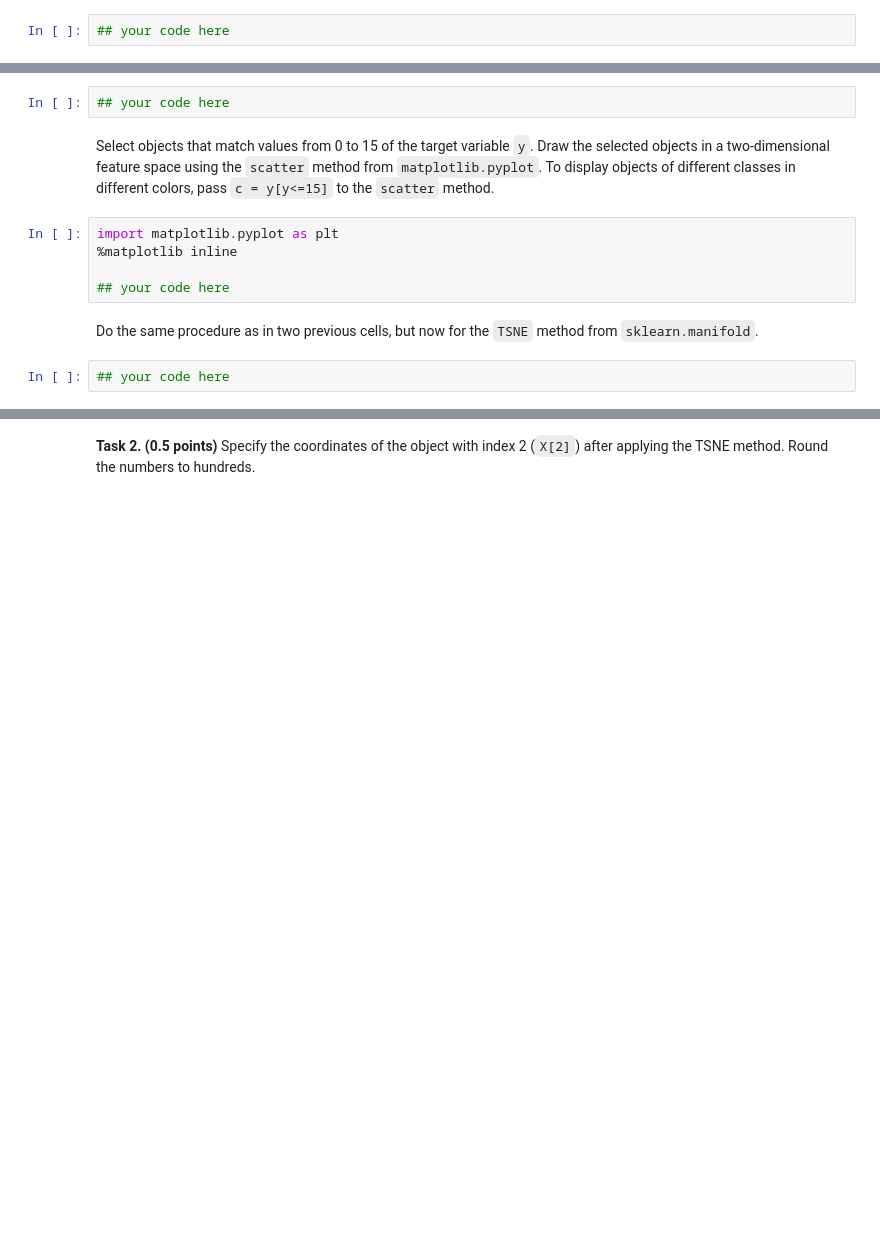
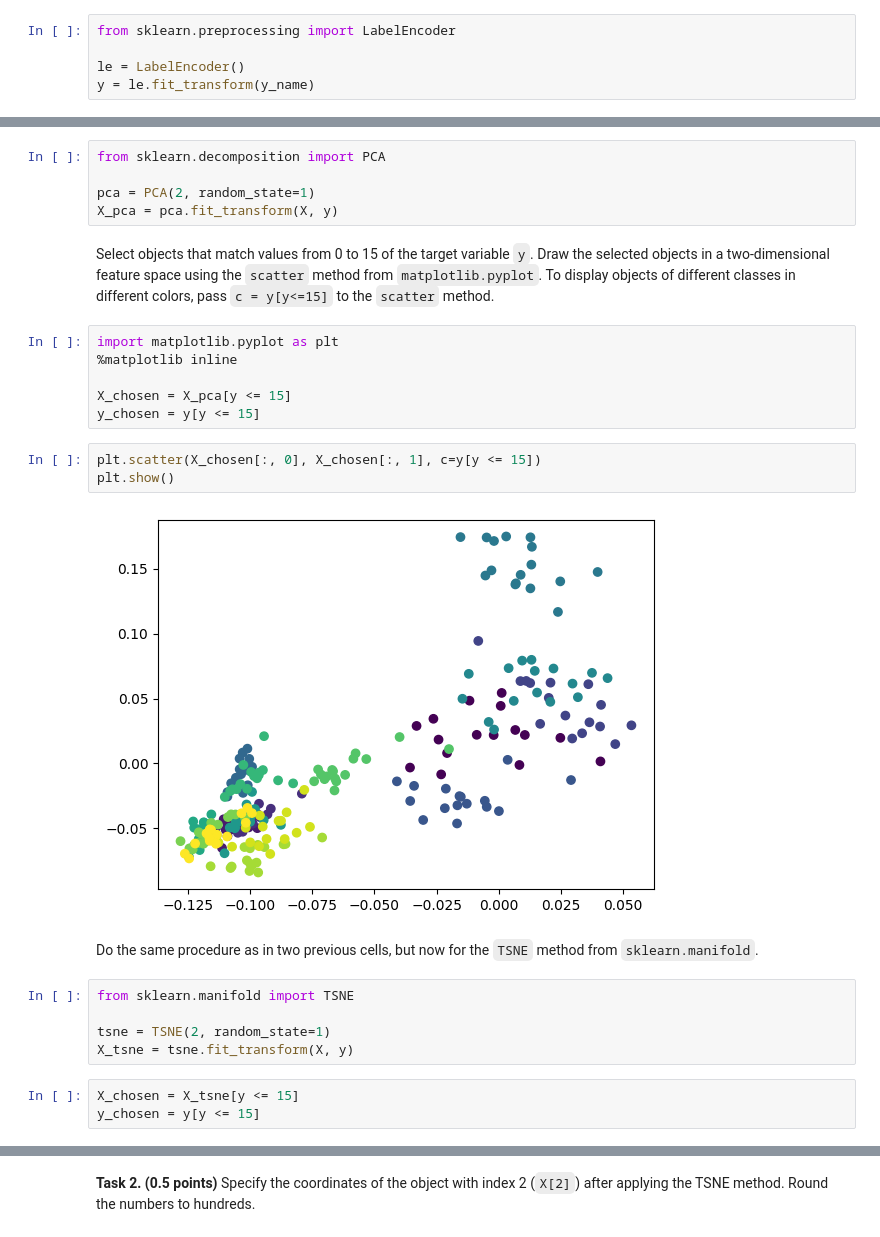
Before and after one commit to qwatro2/hse-mmad, a Jupyter notebook: hw5/Vlasov_NA_222_hw5.ipynb, the cells around one changed output, grey strips where cells are left out. Saved outputs shown, nothing was run; the diff lists cells and outputs as text; blank space fills up the shorter version.

```diff
--- a/hw5/Vlasov_NA_222_hw5.ipynb
+++ b/hw5/Vlasov_NA_222_hw5.ipynb
@@ -56,7 +56,10 @@ X, y_name = np.array(data.iloc[:, 1:]), data.iloc[:, 0]
 # %% [markdown]
 The target variable takes a text value. Use the `LabelEncoder` from `sklearn` to encode the text variable `y_name` and save the resulting values to the variable `y`.
 # %%
-## your code here
+from sklearn.preprocessing import LabelEncoder
+
+le = LabelEncoder()
+y = le.fit_transform(y_name)
 # %% [markdown]
 Split your data into **train** and **test** keeping 30% for the test.
 # %%
@@ -68,15 +101,30 @@ Train SVM with linear kernel on your data to predict target. Calculate accuracy,
 # %% [markdown]
 Let's try Principal Component Analysis. Use the `PCA` method from `sklearn.decomposiion` to reduce the dimension of the feature space to two. Fix `random_state=1`
 # %%
-## your code here
+from sklearn.decomposition import PCA
+
+pca = PCA(2, random_state=1)
+X_pca = pca.fit_transform(X, y)
 # %% [markdown]
 Select objects that match values from 0 to 15 of the target variable `y`. Draw the selected objects in a two-dimensional feature space using the `scatter` method from `matplotlib.pyplot`. To display objects of different classes in different colors, pass `c = y[y<=15]` to the `scatter` method.
 # %%
 import matplotlib.pyplot as plt
 %matplotlib inline
 
-## your code here
+X_chosen = X_pca[y <= 15]
+y_chosen = y[y <= 15]
+# %%
+plt.scatter(X_chosen[:, 0], X_chosen[:, 1], c=y[y <= 15])
+plt.show()
+# %% [output]
+[figure, added]
 # %% [markdown]
 Do the same procedure as in two previous cells, but now for the `TSNE` method from `sklearn.manifold`.
 # %%
-## your code here
+from sklearn.manifold import TSNE
+
+tsne = TSNE(2, random_state=1)
+X_tsne = tsne.fit_transform(X, y)
+# %%
+X_chosen = X_tsne[y <= 15]
+y_chosen = y[y <= 15]
```
Also changed, not shown: parts of 32 cells of this notebook.
